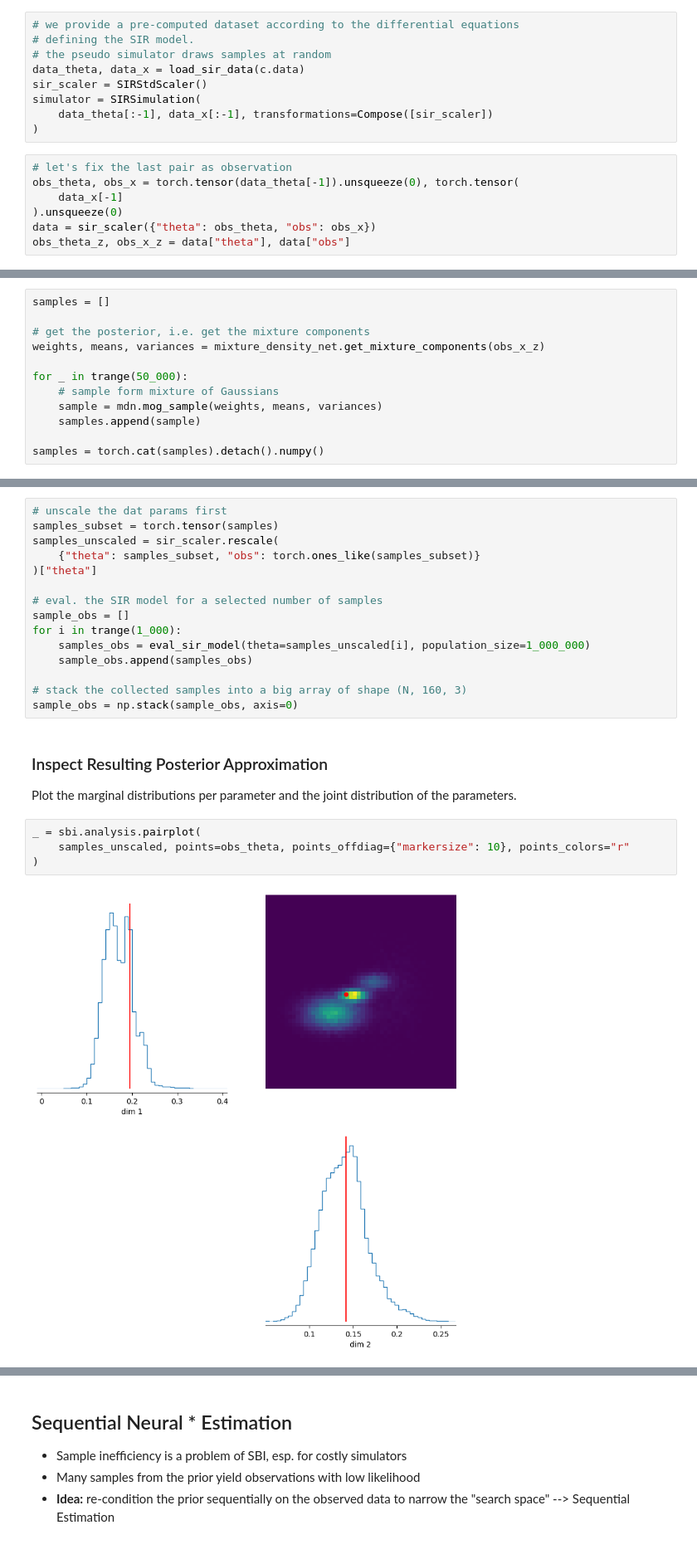
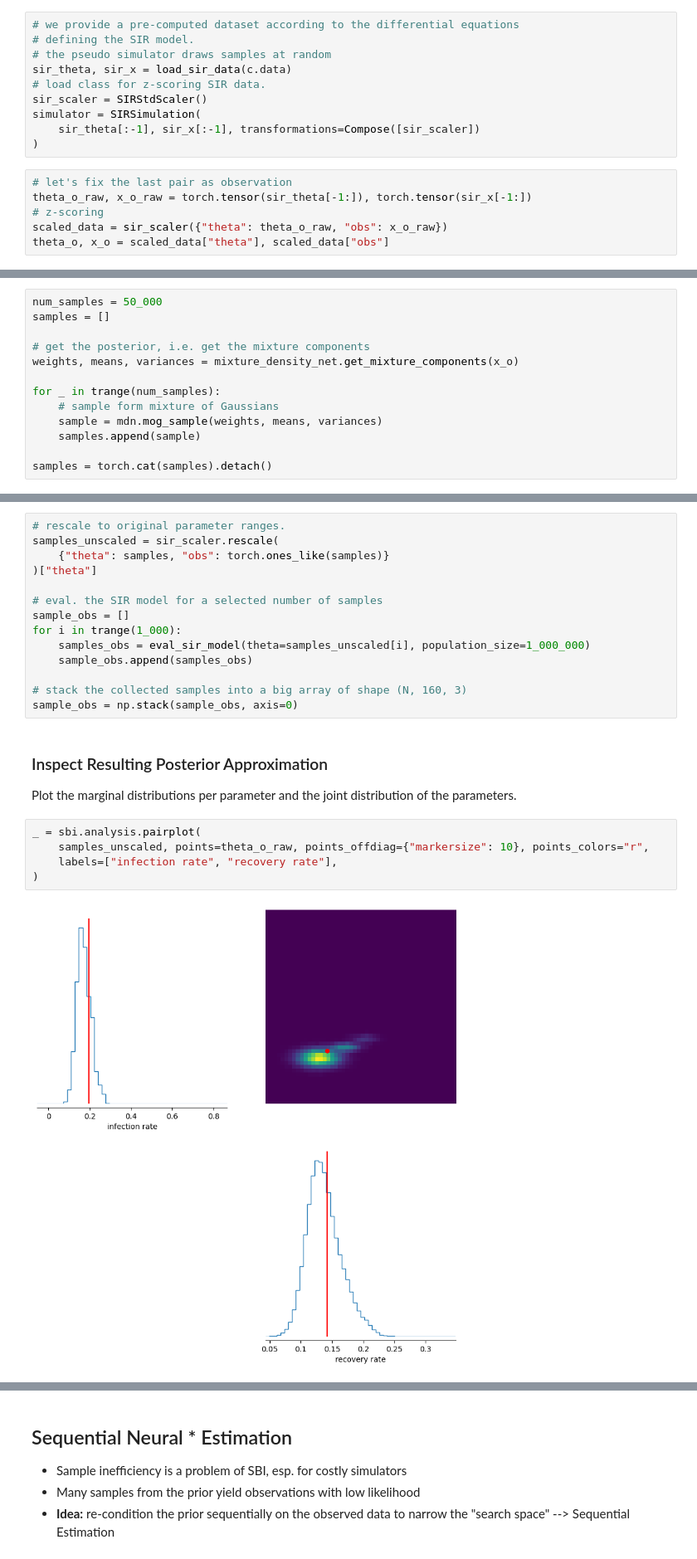
Before and after one commit to aai-institute/tfl-training-sbi, a Jupyter notebook: notebooks/nb_03_neural_density_estimation.ipynb, the cells around one changed output, grey strips where cells are left out. Shown at 83% size. Saved outputs shown, nothing was run; the diff lists cells and outputs as text.

```diff
--- a/notebooks/nb_03_neural_density_estimation.ipynb
+++ b/notebooks/nb_03_neural_density_estimation.ipynb
@@ -135,18 +135,18 @@ provided.
 # we provide a pre-computed dataset according to the differential equations
 # defining the SIR model.
 # the pseudo simulator draws samples at random
-data_theta, data_x = load_sir_data(c.data)
+sir_theta, sir_x = load_sir_data(c.data)
+# load class for z-scoring SIR data.
 sir_scaler = SIRStdScaler()
 simulator = SIRSimulation(
-    data_theta[:-1], data_x[:-1], transformations=Compose([sir_scaler])
+    sir_theta[:-1], sir_x[:-1], transformations=Compose([sir_scaler])
 )
 # %%
 # let's fix the last pair as observation
-obs_theta, obs_x = torch.tensor(data_theta[-1]).unsqueeze(0), torch.tensor(
-    data_x[-1]
-).unsqueeze(0)
-data = sir_scaler({"theta": obs_theta, "obs": obs_x})
-obs_theta_z, obs_x_z = data["theta"], data["obs"]
+theta_o_raw, x_o_raw = torch.tensor(sir_theta[-1:]), torch.tensor(sir_x[-1:])
+# z-scoring
+scaled_data = sir_scaler({"theta": theta_o_raw, "obs": x_o_raw})
+theta_o, x_o = scaled_data["theta"], scaled_data["obs"]
 # %%
 # familiarize yourself with the data; feel free to call this cell several times
 # as the observation is randomly sampled
@@ -258,24 +262,24 @@ Therefore, obtain the parameters for the Gaussian mixture using the `.get_mixtur
 
 In order to stick with following cells, please store the obtained samples in a tensor called `samples`.
 # %%
+num_samples = 50_000
 samples = []
 
 # get the posterior, i.e. get the mixture components
-weights, means, variances = mixture_density_net.get_mixture_components(obs_x_z)
+weights, means, variances = mixture_density_net.get_mixture_components(x_o)
 
-for _ in trange(50_000):
+for _ in trange(num_samples):
     # sample form mixture of Gaussians
     sample = mdn.mog_sample(weights, means, variances)
     samples.append(sample)
 
-samples = torch.cat(samples).detach().numpy()
+samples = torch.cat(samples).detach()
 # %% [markdown]
 #### Great, you've run through your first SBI workflow! 🎉
 # %%
-# unscale the dat params first
-samples_subset = torch.tensor(samples)
+# rescale to original parameter ranges.
 samples_unscaled = sir_scaler.rescale(
-    {"theta": samples_subset, "obs": torch.ones_like(samples_subset)}
+    {"theta": samples, "obs": torch.ones_like(samples)}
 )["theta"]
 
 # eval. the SIR model for a selected number of samples
@@ -293,9 +297,10 @@ Plot the marginal distributions per parameter and the joint distribution of the
 parameters.
 # %%
 _ = sbi.analysis.pairplot(
-    samples_unscaled, points=obs_theta, points_offdiag={"markersize": 10}, points_colors="r"
+    samples_unscaled, points=theta_o_raw, points_offdiag={"markersize": 10}, points_colors="r",
+    labels=["infection rate", "recovery rate"],
 )
 # %% [output]
-[figure, old version]
+[figure, new version]
 # %%
 # eval the SIR model for the true parameters to get a full scale observation
```
Also changed, not shown: parts of 9 cells of this notebook, 2 other files.
